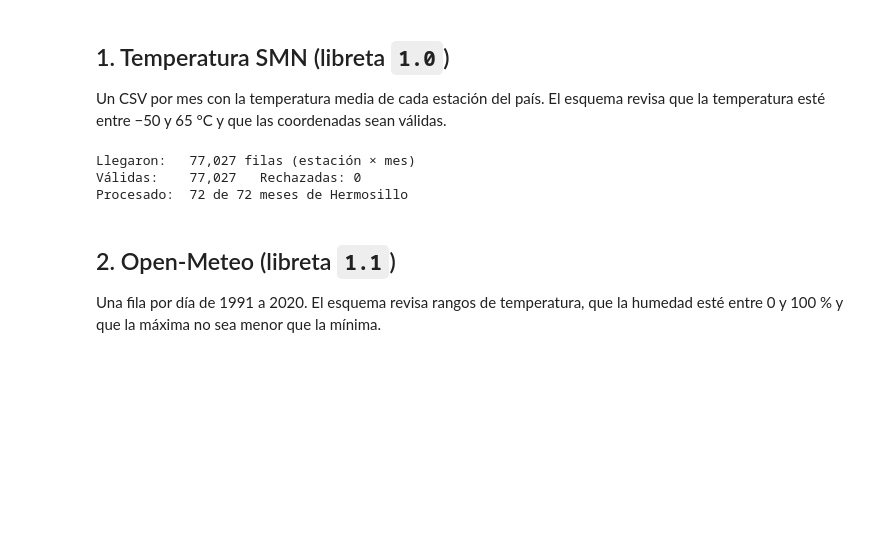
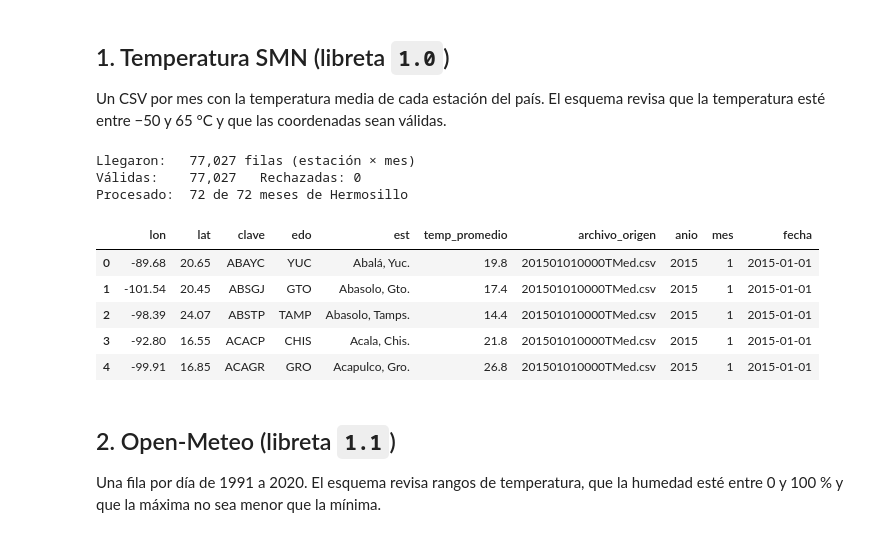
Before and after one commit to mdc-feature-engineering/sonora-health-climate-eda, a Jupyter notebook: notebooks/01_ingesta/1.6-resumen-ingesta.ipynb, the cells around one changed output. Saved outputs shown, nothing was run; the diff lists cells and outputs as text; code cells hidden in the pictures; blank space fills up the shorter version.

```diff
--- a/notebooks/01_ingesta/1.6-resumen-ingesta.ipynb
+++ b/notebooks/01_ingesta/1.6-resumen-ingesta.ipynb
@@ -55,15 +55,24 @@ coordenadas sean válidas.
 # %%
 temperatura = pd.read_csv(PROCESSED_DATA_DIR / "temperaturas_nacional_2015_2020.csv")
 temperatura_ok, temperatura_err = validate_dataframe(temperatura, TemperaturaEstacionSchema)
 clima = pd.read_parquet(PROCESSED_DATA_DIR / "climate_hermosillo.parquet")
 
 print(f"Llegaron:   {len(temperatura):,} filas (estación × mes)")
 print(f"Válidas:    {len(temperatura_ok):,}   Rechazadas: {len(temperatura_err)}")
 print(f"Procesado:  {clima['fecha_mes'].nunique()} de 72 meses de Hermosillo")
+
+# Así quedó la tabla de ingesta que usa el procesamiento
+temperatura.head()
 # %% [output]
 Llegaron:   77,027 filas (estación × mes)
 Válidas:    77,027   Rechazadas: 0
 Procesado:  72 de 72 meses de Hermosillo
+|  | lon | lat | clave | edo | est | temp_promedio | archivo_origen | anio | mes | fecha |
+| 0 | -89.68 | 20.65 | ABAYC | YUC | Abalá, Yuc. | 19.8 | 201501010000TMed.csv | 2015 | 1 | 2015-01-01 |
+| 1 | -101.54 | 20.45 | ABSGJ | GTO | Abasolo, Gto. | 17.4 | 201501010000TMed.csv | 2015 | 1 | 2015-01-01 |
+| 2 | -98.39 | 24.07 | ABSTP | TAMP | Abasolo, Tamps. | 14.4 | 201501010000TMed.csv | 2015 | 1 | 2015-01-01 |
+| 3 | -92.80 | 16.55 | ACACP | CHIS | Acala, Chis. | 21.8 | 201501010000TMed.csv | 2015 | 1 | 2015-01-01 |
+| 4 | -99.91 | 16.85 | ACAGR | GRO | Acapulco, Gro. | 26.8 | 201501010000TMed.csv | 2015 | 1 | 2015-01-01 |
 # %% [markdown]
 ## 2. Open-Meteo (libreta `1.1`)
 
```
Also changed, not shown: parts of 6 cells of this notebook.
